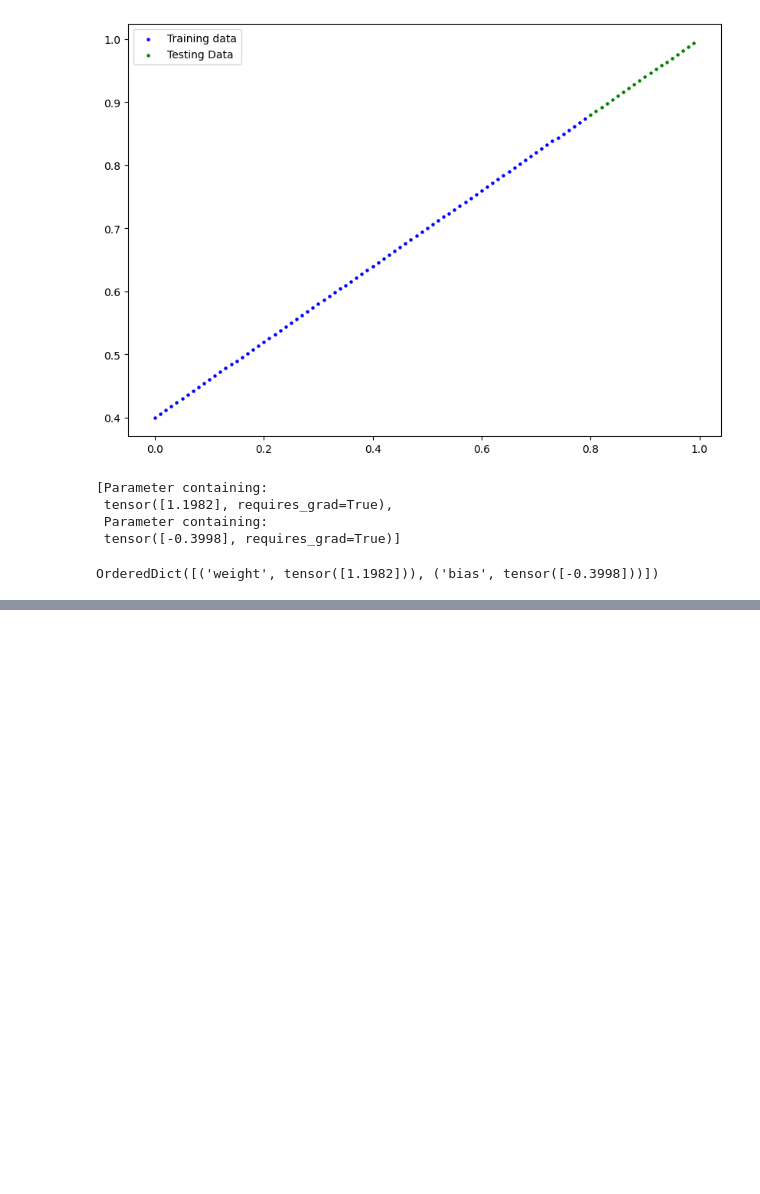
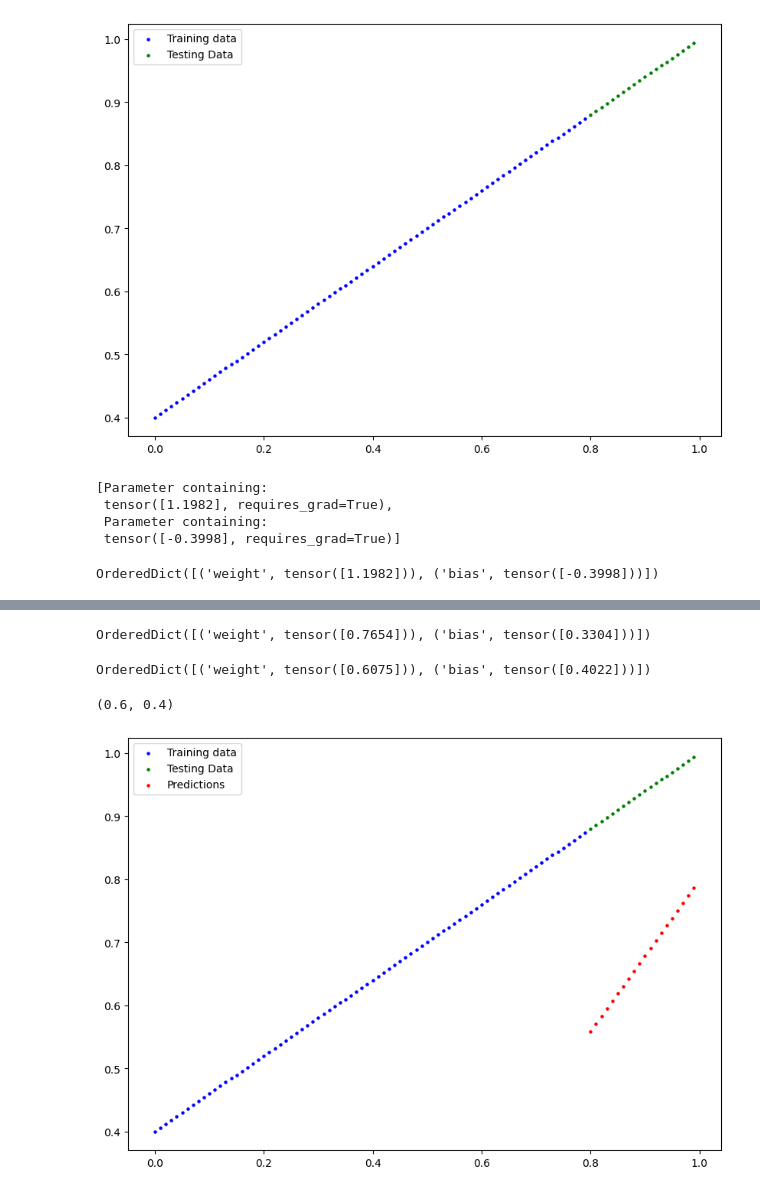
Before and after one commit to Shadoww002/DeepLearning-PyTorch, a Jupyter notebook: Chapter 1 – PyTorch Workflow/Workflow.ipynb, the cells around one changed output, grey strips where cells are left out. Drawn from its saved outputs; the diff is of its cells as text; code cells hidden in the pictures; blank space fills up the shorter version.

```diff
--- a/Chapter 1 – PyTorch Workflow/Workflow.ipynb
+++ b/Chapter 1 – PyTorch Workflow/Workflow.ipynb
@@ -111,0 +231,16 @@ OrderedDict([('weight', tensor([1.1982])), ('bias', tensor([-0.3998]))])
+# %%
+model_0.state_dict()#initial random paramerter wihtod  training loop
+# %% [output]
+OrderedDict([('weight', tensor([0.7654])), ('bias', tensor([0.3304]))])
+# %%
+model_0.state_dict()
+# %% [output]
+OrderedDict([('weight', tensor([0.6075])), ('bias', tensor([0.4022]))])
+# %%
+weight ,bias # original params
+# %% [output]
+(0.6, 0.4)
+# %%
+plot_predictions(predictions=y_preds)
+# %% [output]
+[figure, added]
```
Also changed, not shown: parts of 9 cells of this notebook.
